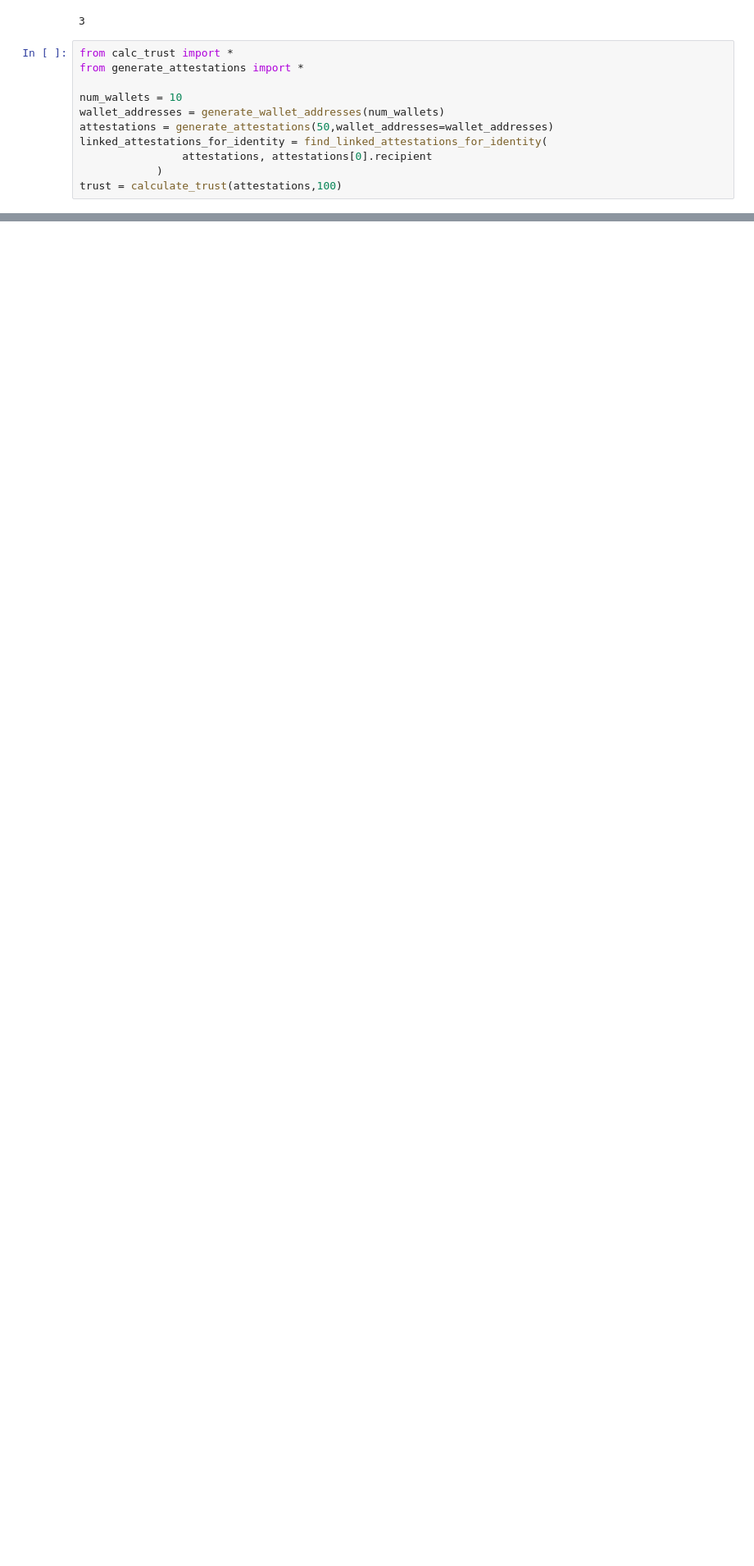
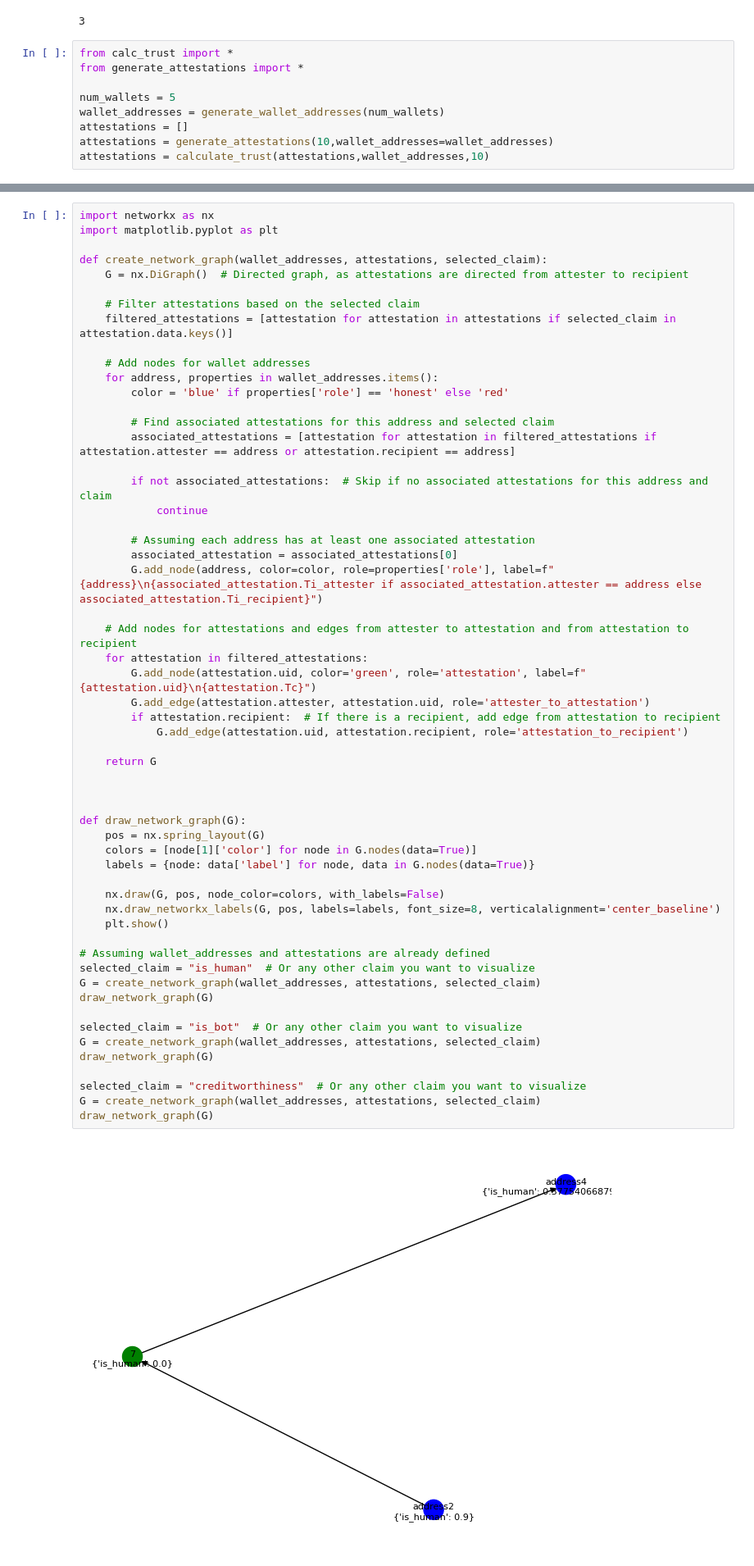
Before and after one commit to HarshilDave1/identityhackathon2023, a Jupyter notebook: testing_notebook.ipynb, the cells around one changed output, grey strips where cells are left out. Shown at 82% size. Saved outputs shown, nothing was run; the diff lists cells and outputs as text; blank space fills up the shorter version.

```diff
--- a/testing_notebook.ipynb
+++ b/testing_notebook.ipynb
@@ -33,10 +33,8 @@ print(linked_attestations[0].uid)
 from calc_trust import *
 from generate_attestations import *
 
-num_wallets = 10
+num_wallets = 5
 wallet_addresses = generate_wallet_addresses(num_wallets)
-attestations = generate_attestations(50,wallet_addresses=wallet_addresses)
-linked_attestations_for_identity = find_linked_attestations_for_identity(
-                attestations, attestations[0].recipient
-            )
-trust = calculate_trust(attestations,100)
+attestations = []
+attestations = generate_attestations(10,wallet_addresses=wallet_addresses)
+attestations = calculate_trust(attestations,wallet_addresses,10)
@@ -47,0 +43,58 @@ trust["Ti"]
+# %%
+import networkx as nx
+import matplotlib.pyplot as plt
+
+def create_network_graph(wallet_addresses, attestations, selected_claim):
+    G = nx.DiGraph()  # Directed graph, as attestations are directed from attester to recipient
+
+    # Filter attestations based on the selected claim
+    filtered_attestations = [attestation for attestation in attestations if selected_claim in attestation.data.keys()]
+
+    # Add nodes for wallet addresses
+    for address, properties in wallet_addresses.items():
+        color = 'blue' if properties['role'] == 'honest' else 'red'
+
+        # Find associated attestations for this address and selected claim
+        associated_attestations = [attestation for attestation in filtered_attestations if attestation.attester == address or attestation.recipient == address]
+
+        if not associated_attestations:  # Skip if no associated attestations for this address and claim
+            continue
+
+        # Assuming each address has at least one associated attestation
+        associated_attestation = associated_attestations[0]
+        G.add_node(address, color=color, role=properties['role'], label=f"{address}\n{associated_attestation.Ti_attester if associated_attestation.attester == address else associated_attestation.Ti_recipient}")
+
+    # Add nodes for attestations and edges from attester to attestation and from attestation to recipient
+    for attestation in filtered_attestations:
+        G.add_node(attestation.uid, color='green', role='attestation', label=f"{attestation.uid}\n{attestation.Tc}")
+        G.add_edge(attestation.attester, attestation.uid, role='attester_to_attestation')
+        if attestation.recipient:  # If there is a recipient, add edge from attestation to recipient
+            G.add_edge(attestation.uid, attestation.recipient, role='attestation_to_recipient')
+
+    return G
+
+
+
+def draw_network_graph(G):
+    pos = nx.spring_layout(G)
+    colors = [node[1]['color'] for node in G.nodes(data=True)]
+    labels = {node: data['label'] for node, data in G.nodes(data=True)}
+
+    nx.draw(G, pos, node_color=colors, with_labels=False)
+    nx.draw_networkx_labels(G, pos, labels=labels, font_size=8, verticalalignment='center_baseline')
+    plt.show()
+
+# Assuming wallet_addresses and attestations are already defined
+selected_claim = "is_human"  # Or any other claim you want to visualize
+G = create_network_graph(wallet_addresses, attestations, selected_claim)
+draw_network_graph(G)
+
+selected_claim = "is_bot"  # Or any other claim you want to visualize
+G = create_network_graph(wallet_addresses, attestations, selected_claim)
+draw_network_graph(G)
+
+selected_claim = "creditworthiness"  # Or any other claim you want to visualize
+G = create_network_graph(wallet_addresses, attestations, selected_claim)
+draw_network_graph(G)
+# %% [output]
+[figure, added]
```
Also changed, not shown: parts of 4 cells of this notebook, 2 other files.
